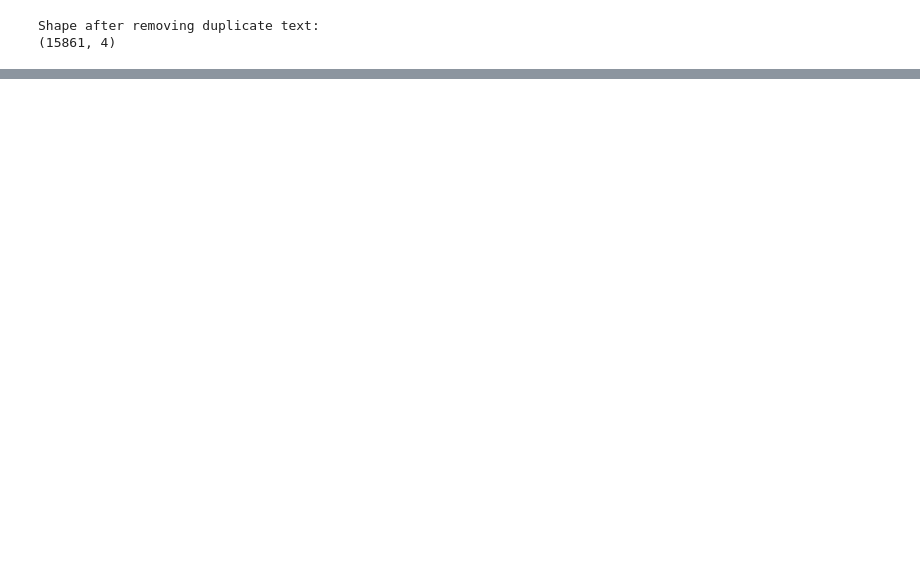
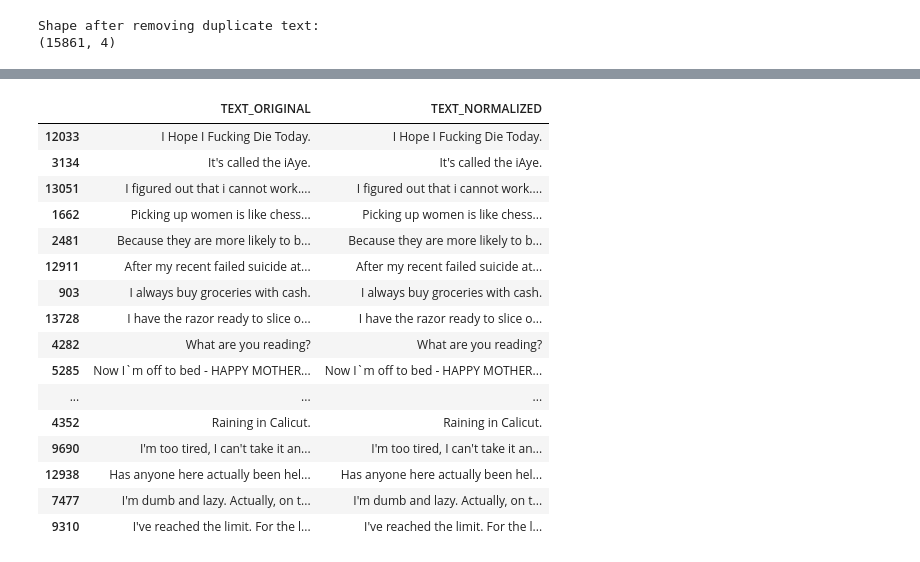
Before and after one commit to ssowers2/capstone-nlp-mental-health, a Jupyter notebook: notebooks/02_text_preprocessing.ipynb, the cells around one changed output, grey strips where cells are left out. Saved outputs shown, nothing was run; the diff lists cells and outputs as text; code cells hidden in the pictures; blank space fills up the shorter version.

```diff
--- a/notebooks/02_text_preprocessing.ipynb
+++ b/notebooks/02_text_preprocessing.ipynb
@@ -215,0 +304,13 @@ After removing the conflicting records, duplicate social media posts with identi
+# %%
+# Create the normalization patterns
+URL_PATTERN = re.compile(r"https?://\S+|www\.\S+")
+EMAIL_PATTERN = re.compile(r"\S+@\S+\.\S+")
+USER_PATTERN = re.compile(r"@\w+")
+HTML_PATTERN = re.compile(r"<[^>]+>")
+
+SOCIAL_MARKER_PATTERN = re.compile(
+    r"(?:EDIT|UPDATE|TL\s*;?\s*DR|ETA|RT)\s*:?",
+    re.IGNORECASE,
+)
+
+WHITESPACE_PATTERN = re.compile(r"\s+")
@@ -215,0 +340,26 @@ After removing the conflicting records, duplicate social media posts with identi
+# %%
+# Apply the function
+mental_health_df["TEXT_NORMALIZED"] = (
+    mental_health_df["TEXT_REPAIRED"].astype(str).apply(normalize_text)
+)
+# %%
+# Compare the results
+mental_health_df[["TEXT_ORIGINAL", "TEXT_NORMALIZED"]].sample(20, random_state=42)
+# %% [output]
+|  | TEXT_ORIGINAL | TEXT_NORMALIZED |
+| 12033 | I Hope I Fucking Die Today. | I Hope I Fucking Die Today. |
+| 3134 | It's called the iAye. | It's called the iAye. |
+| 13051 | I figured out that i cannot work.... | I figured out that i cannot work.... |
+| 1662 | Picking up women is like chess... | Picking up women is like chess... |
+| 2481 | Because they are more likely to b... | Because they are more likely to b... |
+| 12911 | After my recent failed suicide at... | After my recent failed suicide at... |
+| 903 | I always buy groceries with cash. | I always buy groceries with cash. |
+| 13728 | I have the razor ready to slice o... | I have the razor ready to slice o... |
+| 4282 | What are you reading? | What are you reading? |
+| 5285 | Now I`m off to bed - HAPPY MOTHER... | Now I`m off to bed - HAPPY MOTHER... |
+| ... | ... | ... |
+| 4352 | Raining in Calicut. | Raining in Calicut. |
+| 9690 | I'm too tired, I can't take it an... | I'm too tired, I can't take it an... |
+| 12938 | Has anyone here actually been hel... | Has anyone here actually been hel... |
+| 7477 | I'm dumb and lazy. Actually, on t... | I'm dumb and lazy. Actually, on t... |
+| 9310 | I've reached the limit. For the l... | I've reached the limit. For the l... |
```
Also changed, not shown: parts of 132 cells of this notebook.
